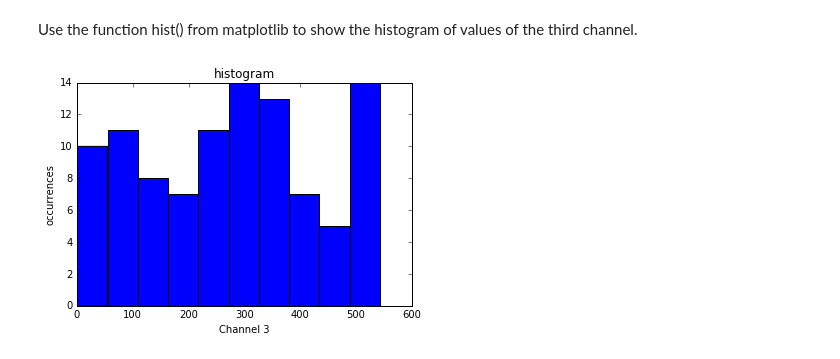
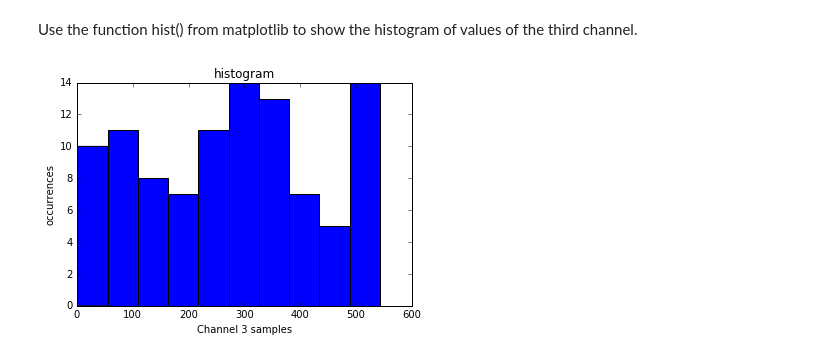
Before and after one commit to carlosdlpzr/ce888labs, a Jupyter notebook: Lab1/lab1.ipynb, the cells around one changed output. Saved outputs shown, nothing was run; the diff lists cells and outputs as text; code cells hidden in the pictures.

```diff
--- a/lab1.ipynb
+++ b/Lab1/lab1.ipynb
@@ -605,9 +605,9 @@ Use the function hist() from matplotlib to show the histogram of values of the t
 # %%
 plt.figure()
 plt.hist(randn1[2])
-plt.xlabel("Channel 3")
+plt.xlabel("Channel 3 samples")
 plt.ylabel("occurrences")
 plt.title("histogram")
 plt.show()
 # %% [output]
-[figure, old version]
+[figure, new version]
```
Also changed, not shown: 5 other files.
